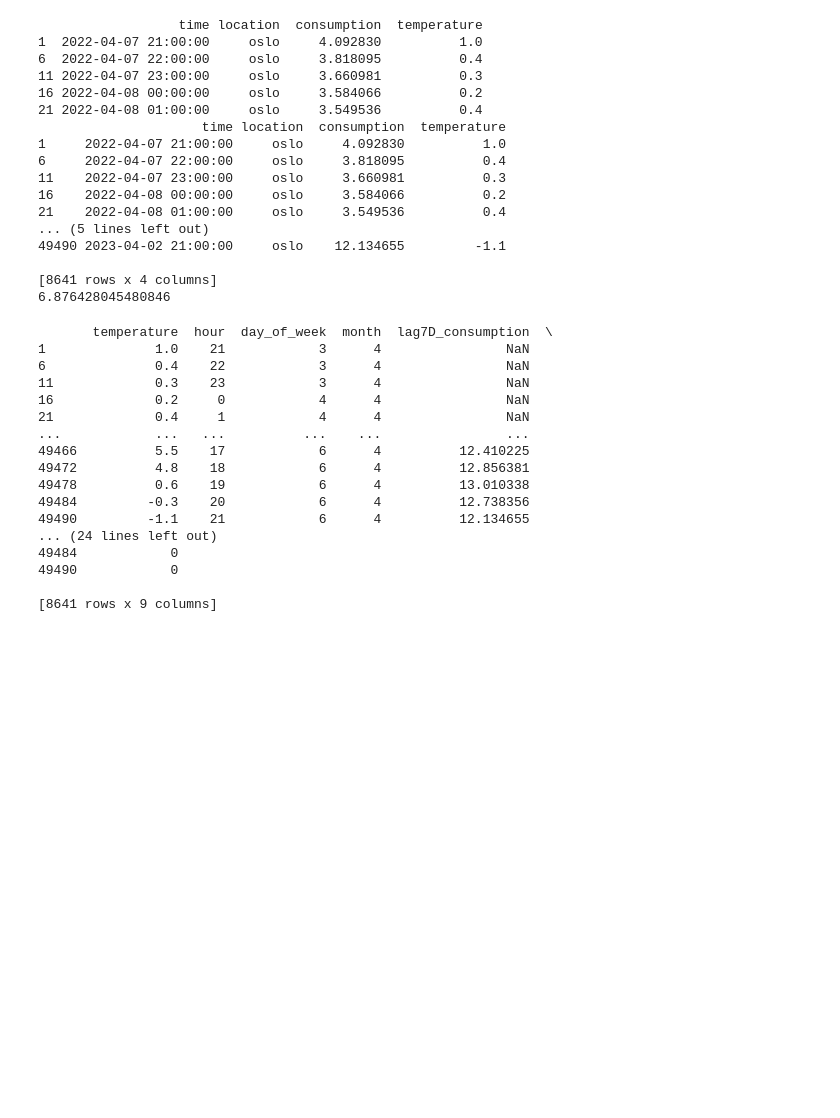
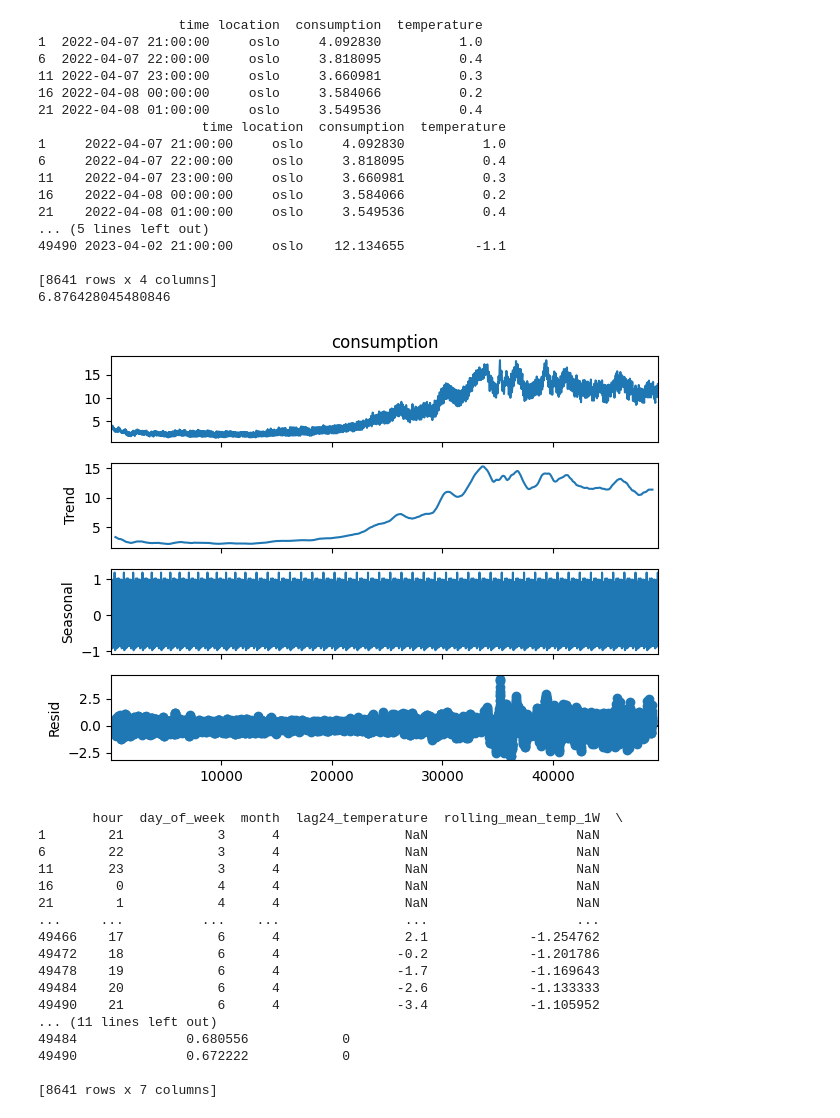
Before and after one commit to HesteBjorn/TDT4259_Data_Science, a Jupyter notebook: XGBoostRollingForecast.ipynb, the cells around one changed output. Saved outputs shown, nothing was run; the diff lists cells and outputs as text; code cells hidden in the pictures; blank space fills up the shorter version.

```diff
--- a/XGBoostRollingForecast.ipynb
+++ b/XGBoostRollingForecast.ipynb
@@ -42,43 +42,64 @@ print(df_oslo['consumption'].mean())
 # %%
 # Generate time-based features
 df_oslo['hour'] = df_oslo['time'].dt.hour
 df_oslo['day_of_week'] = df_oslo['time'].dt.dayofweek
 df_oslo['month'] = df_oslo['time'].dt.month
 
 #generate lagged features
 df_oslo['lag7D_consumption'] = df_oslo['consumption'].shift(24*7)
 df_oslo['lag24_temperature'] = df_oslo['temperature'].shift(48)
 #generate rolling mean features
 
 df_oslo['rolling_mean_temp_1W'] = df_oslo['temperature'].rolling(window=168).mean()
 df_oslo['rolling_mean_temp_3D'] = df_oslo['temperature'].rolling(window=72).mean()
 #creating binary feature for working day
 df_oslo['working_day'] = np.where(df_oslo['day_of_week'] <= 5, 1, 0)
 # Prepare features and target
-features = ['temperature', 'hour', 'day_of_week', 'month', 'lag7D_consumption',
+
+
+
+
+
+# generate seasonal features based on seasonal decomposition
+from statsmodels.tsa.seasonal import seasonal_decompose
+from matplotlib import pyplot
+series = df_oslo['consumption']
+result = seasonal_decompose(series, model='additive', period=168)
+result.plot()
+pyplot.show()
+
+# Add seasonal features to X
+df_oslo['seasonal'] = result.seasonal
+df_oslo['trend'] = result.trend
+df_oslo['residual'] = result.resid
+
+features = ['hour', 'day_of_week', 'month',
               'lag24_temperature',
               'rolling_mean_temp_1W', 'rolling_mean_temp_3D', 'working_day']
 
 X = df_oslo[features]
+
+
 print(X)
 y = df_oslo['consumption']
 # %% [output]
+[figure, added]
-       temperature  hour  day_of_week  month  lag7D_consumption  \
-1              1.0    21            3      4                NaN
-6              0.4    22            3      4                NaN
-11             0.3    23            3      4                NaN
-16             0.2     0            4      4                NaN
-21             0.4     1            4      4                NaN
-...            ...   ...          ...    ...                ...
-49466          5.5    17            6      4          12.410225
-49472          4.8    18            6      4          12.856381
-49478          0.6    19            6      4          13.010338
-49484         -0.3    20            6      4          12.738356
-49490         -1.1    21            6      4          12.134655
-... (24 lines left out)
-49484            0
-49490            0
+       hour  day_of_week  month  lag24_temperature  rolling_mean_temp_1W  \
+1        21            3      4                NaN                   NaN
+6        22            3      4                NaN                   NaN
+11       23            3      4                NaN                   NaN
+16        0            4      4                NaN                   NaN
+21        1            4      4                NaN                   NaN
+...     ...          ...    ...                ...                   ...
+49466    17            6      4                2.1             -1.254762
+49472    18            6      4               -0.2             -1.201786
+49478    19            6      4               -1.7             -1.169643
+49484    20            6      4               -2.6             -1.133333
+49490    21            6      4               -3.4             -1.105952
+... (11 lines left out)
+49484              0.680556            0
+49490              0.672222            0
 
-[8641 rows x 9 columns]
+[8641 rows x 7 columns]
 # %%
 # Initialize some variables for the rolling forecast
```
Also changed, not shown: parts of 3 cells of this notebook, 1 other file.
